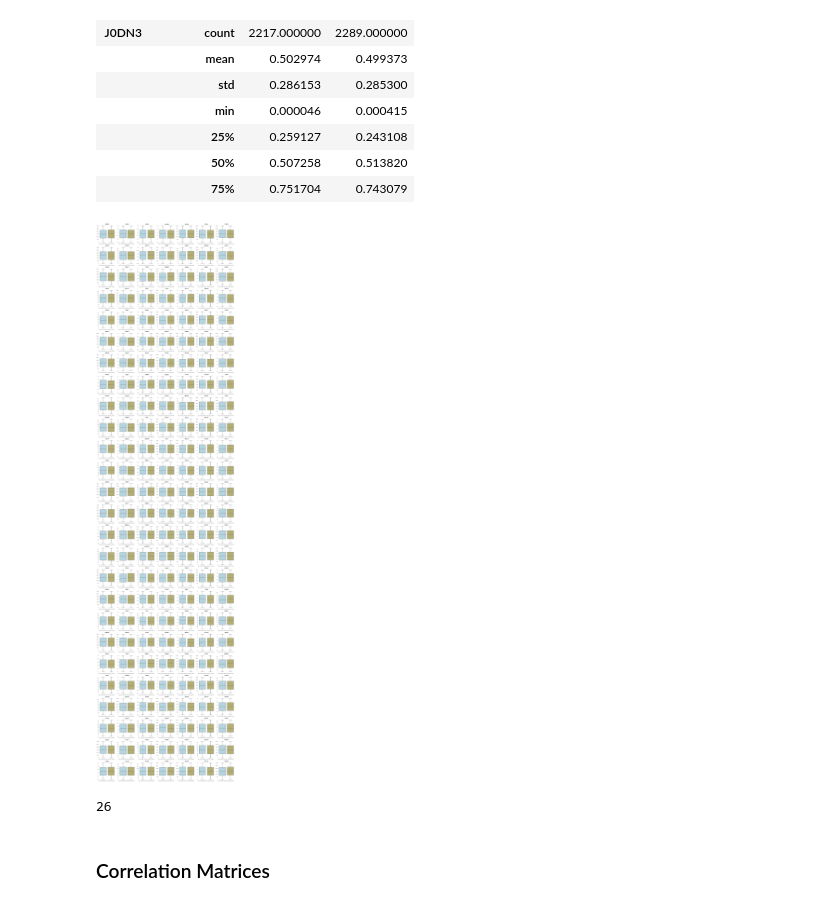
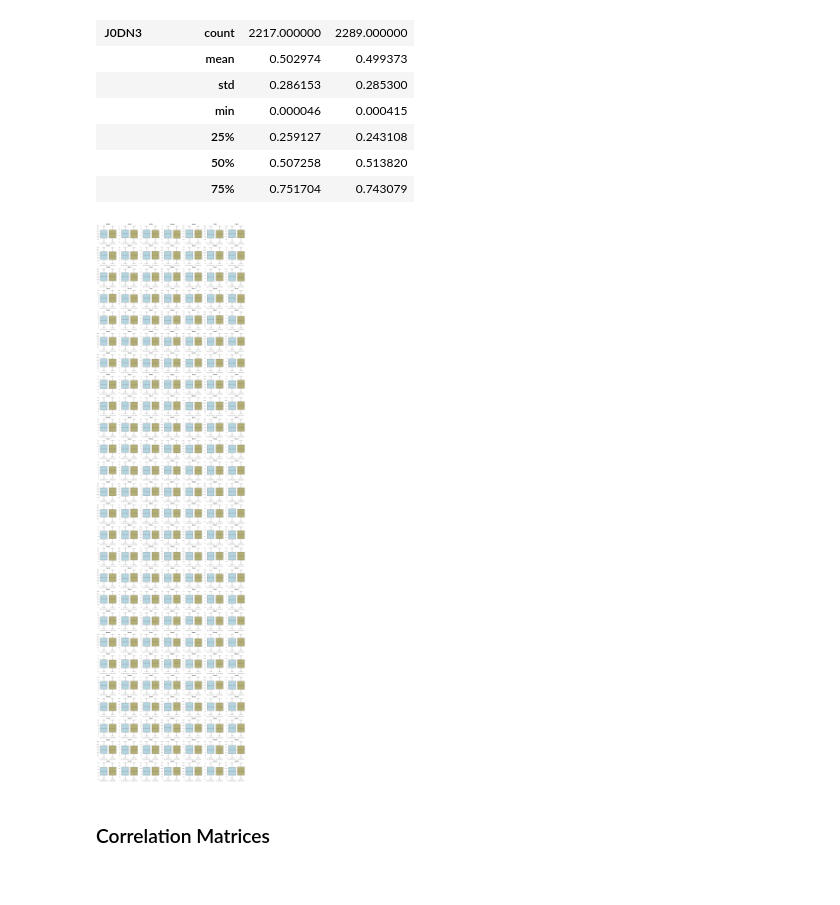
Before and after one commit to Jack-Coutts/ThyCa_Classification_UKBB, a Jupyter notebook: my_supervised_ML_methods.ipynb, the cells around one changed output. Drawn from its saved outputs; the diff is of its cells as text; code cells hidden in the pictures.

Commit message:
Continuous boxplots complete.

```diff
--- a/my_supervised_ML_methods.ipynb
+++ b/my_supervised_ML_methods.ipynb
@@ -167,29 +167,30 @@ df[continuous_cols].groupby(df['thyroid_cancer']).describe().T.head(15)
 # %%
 ### Boxplots ###
 customPalette = sns.set_palette(sns.color_palette(colours))
 
 fig_col_num = 7
 fig_row_num = math.ceil(len(continuous_cols)/fig_col_num)
+fig_height = fig_row_num*3
+fig_width = fig_col_num*3
 
-fig, axes = plt.subplots(fig_row_num, fig_col_num, figsize=(20,80))
+fig, axes = plt.subplots(fig_row_num, fig_col_num, figsize=(fig_width,fig_height))
 axes = axes.flatten()
 plt.rcParams['axes.facecolor'] = 'white'
 
 
 for i, col in enumerate(df[continuous_cols]):
     sns.boxplot(x=df['thyroid_cancer'], y=col, data=df, palette=customPalette, ax = axes[i])
     axes[i].set(xlabel=None, ylabel=None)
     axes[i].tick_params(axis=u'both', which=u'both',length=0)
     axes[i].set_title('%s' %(col), fontweight='bold', fontsize=12)
-    axes[i].set_xticklabels(['No_Thyroid_Cancer', 'Thyroid_Cancer'])
+    axes[i].set_xticklabels(['No_Thyroid_Cancer', 'Thyroid_Cancer'], size=9)
 
 plt.tight_layout()
 plt.grid()
 plt.show()
-print(fig_row_num)
+#plt.savefig('Figures/continuous_boxplots.png', bbox_inches='tight') # Save figure
 # %% [output]
-[figure, old version]
+[figure, new version]
-26
 # %% [markdown]
 ### Correlation Matrices
 # %% [markdown]
```
